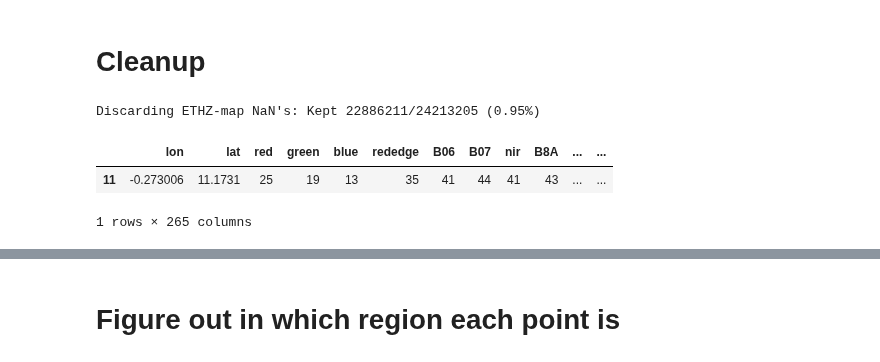
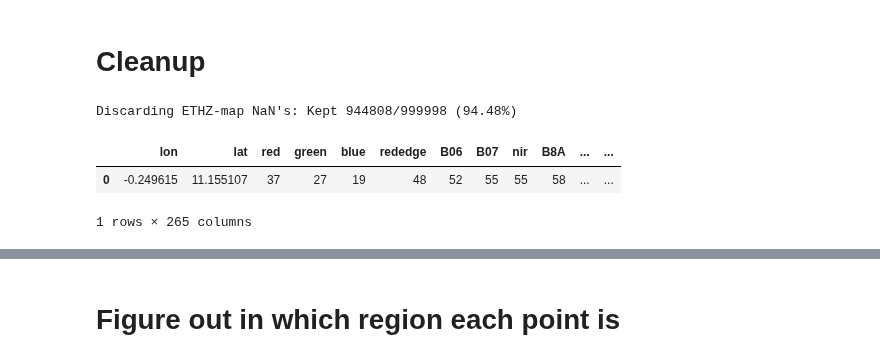
Before and after one commit to arthurgassner-synotis/forestero-skymap-poc, a Jupyter notebook: nb/02-compile.ipynb, the cells around one changed output, grey strips where cells are left out. Saved outputs shown, nothing was run; the diff lists cells and outputs as text; code cells hidden in the pictures.

```diff
--- a/nb/02-compile.ipynb
+++ b/nb/02-compile.ipynb
@@ -26 +31,4 @@ df.head(1)
+# %%
+# Subsample
+ddf = ddf.sample(frac=1_000_000/len(ddf))
 # %%
@@ -46,20 +59,20 @@ plt.show()
 # %%
 # Convert ETHZ-map (int) to y (float), and bool
 ETHZ_MAP_NAN = 65535 # uint16 value used to represent NaN in the ETHZ-map
 
 # Discard NaNs
-mask = df.ethz_map != ETHZ_MAP_NAN
-df = df[mask]
-print(f"Discarding ETHZ-map NaN's: Kept {mask.sum()}/{len(mask)} ({mask.sum()/len(mask):.2f}%)")
+mask = df['ethz_map'] != ETHZ_MAP_NAN
+df = df[mask].copy() # Explicit copy prevents SettingWithCopyWarning downstream
+print(f"Discarding ETHZ-map NaN's: Kept {mask.sum()}/{len(mask)} ({mask.mean():.2%})")
 
-# Rename -> y
-df = df.rename(columns={'ethz_map': 'y'})
-df['y'] /= 1000 # scaler used in the data
-df['y'] = df.y > 0.65 # max F1 as per the ETHZ paper
+# Cleanup
+df['y'] = df['ethz_map'] > 650
+df = df.drop(columns=['ethz_map'])
+
 df.head(1)
 # %% [output]
-Discarding ETHZ-map NaN's: Kept 22886211/24213205 (0.95%)
+Discarding ETHZ-map NaN's: Kept 944808/999998 (94.48%)
 |  | lon | lat | red | green | blue | rededge | B06 | B07 | nir | B8A | ... | ... |
-| 11 | -0.273006 | 11.1731 | 25 | 19 | 13 | 35 | 41 | 44 | 41 | 43 | ... | ... |
+| 0 | -0.249615 | 11.155107 | 37 | 27 | 19 | 48 | 52 | 55 | 55 | 58 | ... | ... |
 1 rows × 265 columns
 # %%
```
Also changed, not shown: parts of 11 cells of this notebook, 6 other files.
